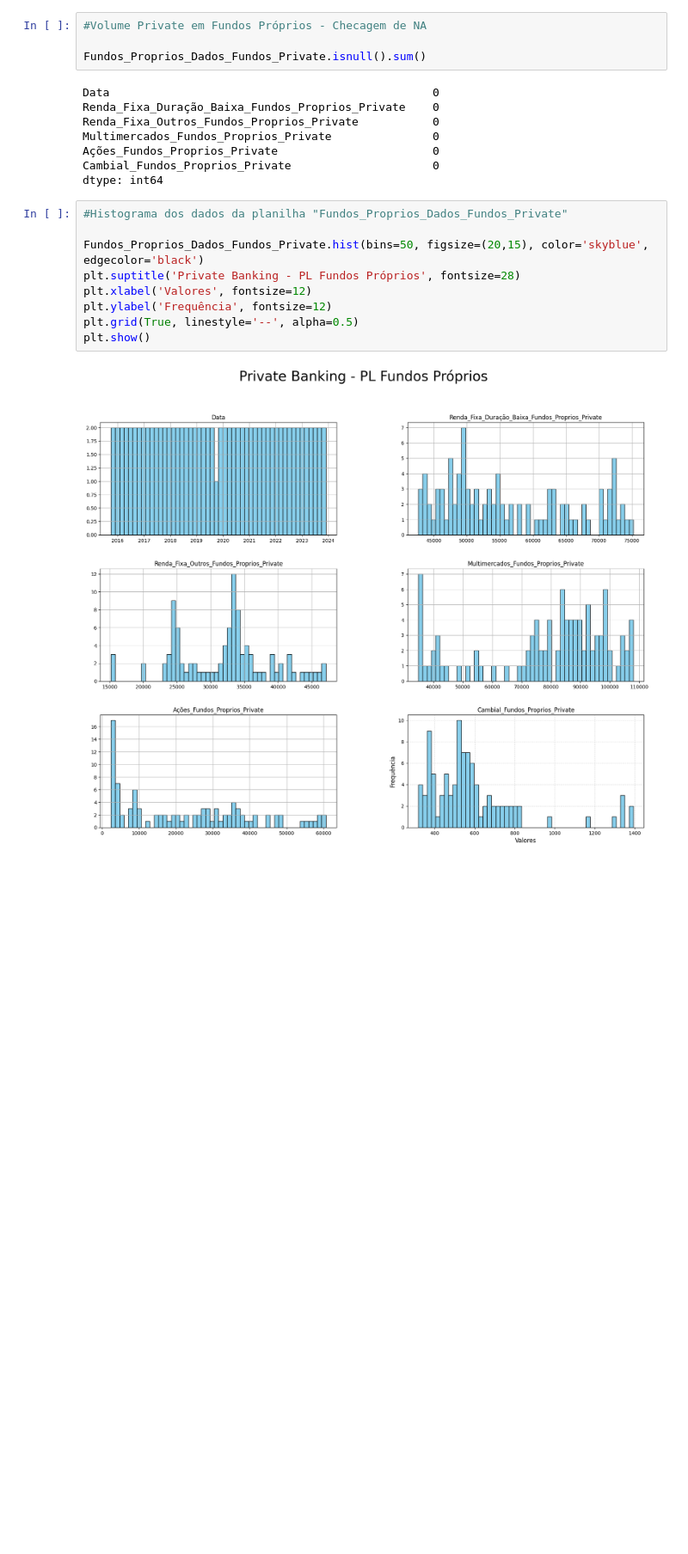
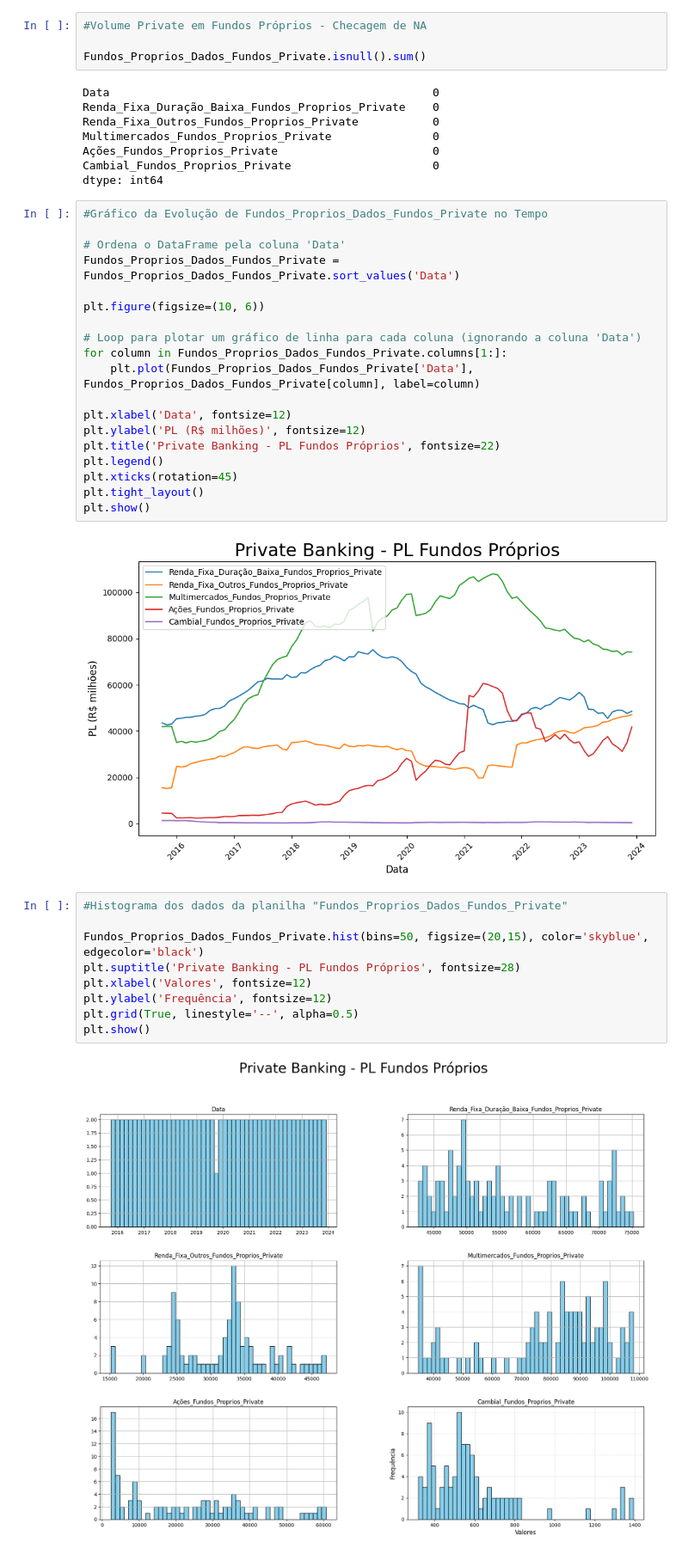
Before and after one commit to Verg0305/Deep_Learning_FGV, a Jupyter notebook: Trabalho_Private.ipynb, the cells around one changed output. Shown at 86% size. Drawn from its saved outputs; the diff is of its cells as text; blank space fills up the shorter version.

```diff
--- a/Trabalho_Private.ipynb
+++ b/Trabalho_Private.ipynb
@@ -281,6 +302,27 @@ Multimercados_Fundos_Proprios_Private               0
 Ações_Fundos_Proprios_Private                       0
 Cambial_Fundos_Proprios_Private                     0
 dtype: int64
+# %%
+#Gráfico da Evolução de Fundos_Proprios_Dados_Fundos_Private no Tempo
+
+# Ordena o DataFrame pela coluna 'Data'
+Fundos_Proprios_Dados_Fundos_Private = Fundos_Proprios_Dados_Fundos_Private.sort_values('Data')
+
+plt.figure(figsize=(10, 6))
+
+# Loop para plotar um gráfico de linha para cada coluna (ignorando a coluna 'Data')
+for column in Fundos_Proprios_Dados_Fundos_Private.columns[1:]:
+    plt.plot(Fundos_Proprios_Dados_Fundos_Private['Data'], Fundos_Proprios_Dados_Fundos_Private[column], label=column)
+
+plt.xlabel('Data', fontsize=12)
+plt.ylabel('PL (R$ milhões)', fontsize=12)
+plt.title('Private Banking - PL Fundos Próprios', fontsize=22)
+plt.legend()
+plt.xticks(rotation=45)
+plt.tight_layout()
+plt.show()
+# %% [output]
+[figure, added]
 # %%
 #Histograma dos dados da planilha "Fundos_Proprios_Dados_Fundos_Private"
 
```
Also changed, not shown: parts of 12 cells of this notebook.
